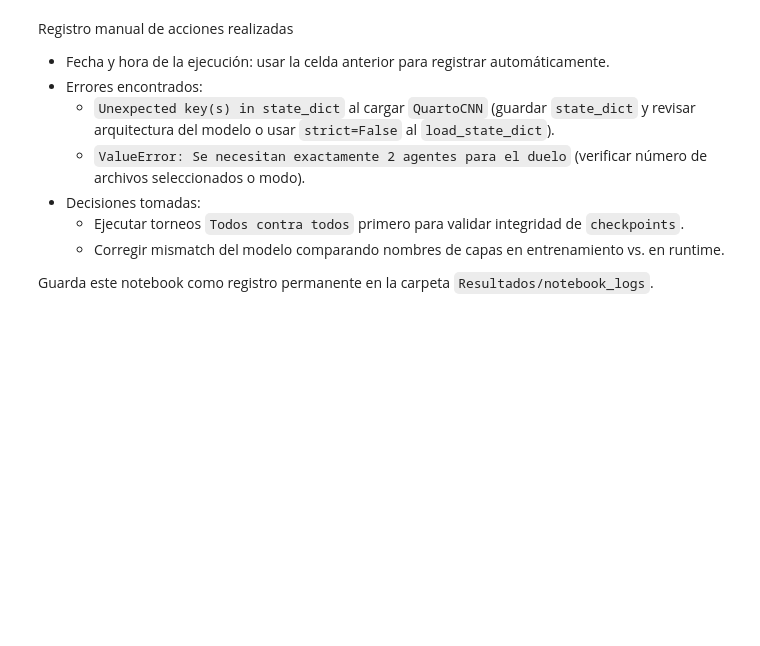
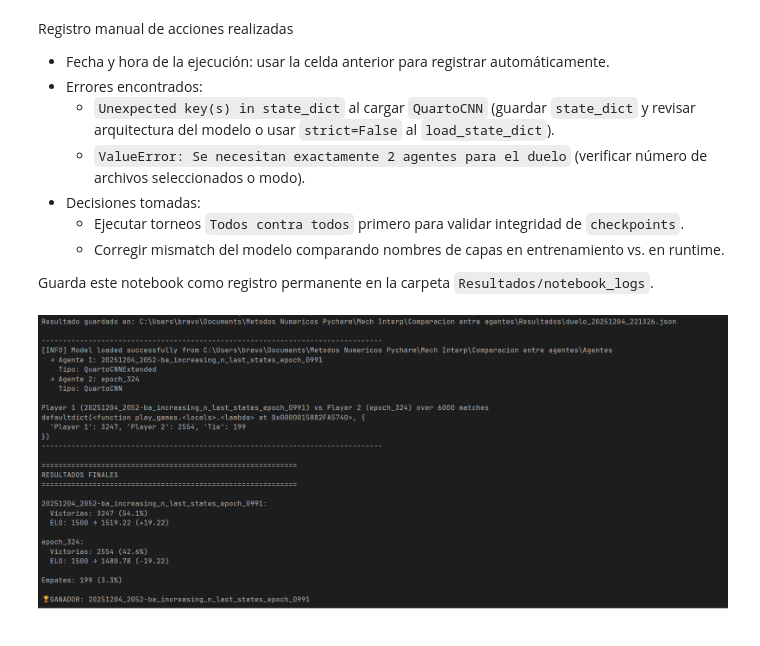
Before and after one commit to Francis1918/WIPCNN, a Jupyter notebook: analysis/Bitacora_1.ipynb, the cells around one changed output. Saved outputs shown, nothing was run; the diff lists cells and outputs as text; code cells hidden in the pictures; blank space fills up the shorter version.

Commit message:
Update a la Bitacora_1.ipynb

```diff
--- a/analysis/Bitacora_1.ipynb
+++ b/analysis/Bitacora_1.ipynb
@@ -429,3 +429,8 @@ Registro manual de acciones realizadas
    - Corregir mismatch del modelo comparando nombres de capas en entrenamiento vs. en runtime.
 
  Guarda este notebook como registro permanente en la carpeta `Resultados/notebook_logs`.
+# %%
+from IPython.display import Image, display #hasta que sucedio despues de las mil epocas el win rate va mejorando y subiendo poco a poco
+display(Image('C:/Users/bravo/Documents/Metodos Numericos Pycharm/Mech Interp/Imagenes de las bitacoras/Dueloentreagentes10Bitacora1.png'))
+# %% [output]
+[figure, added]
```
